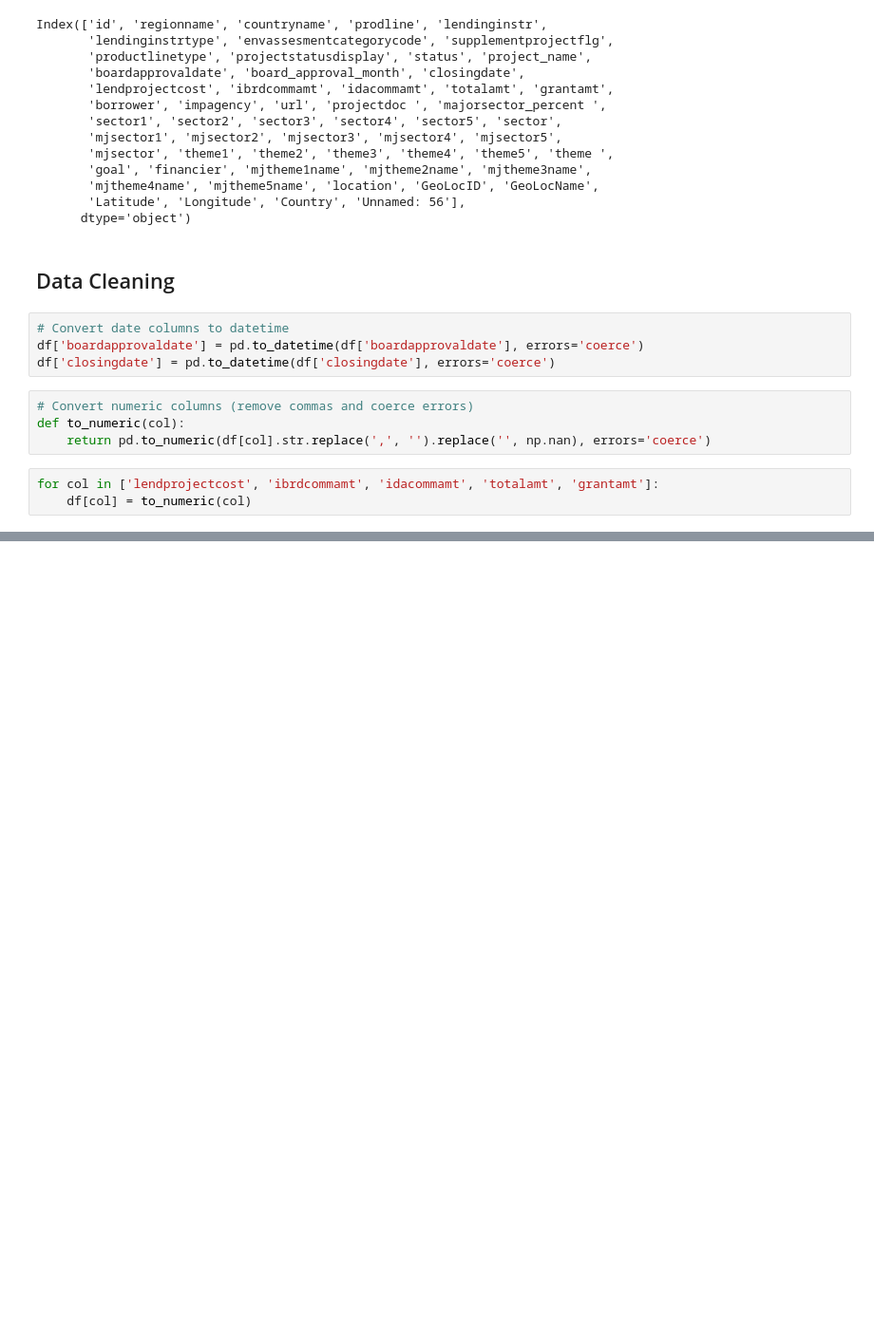
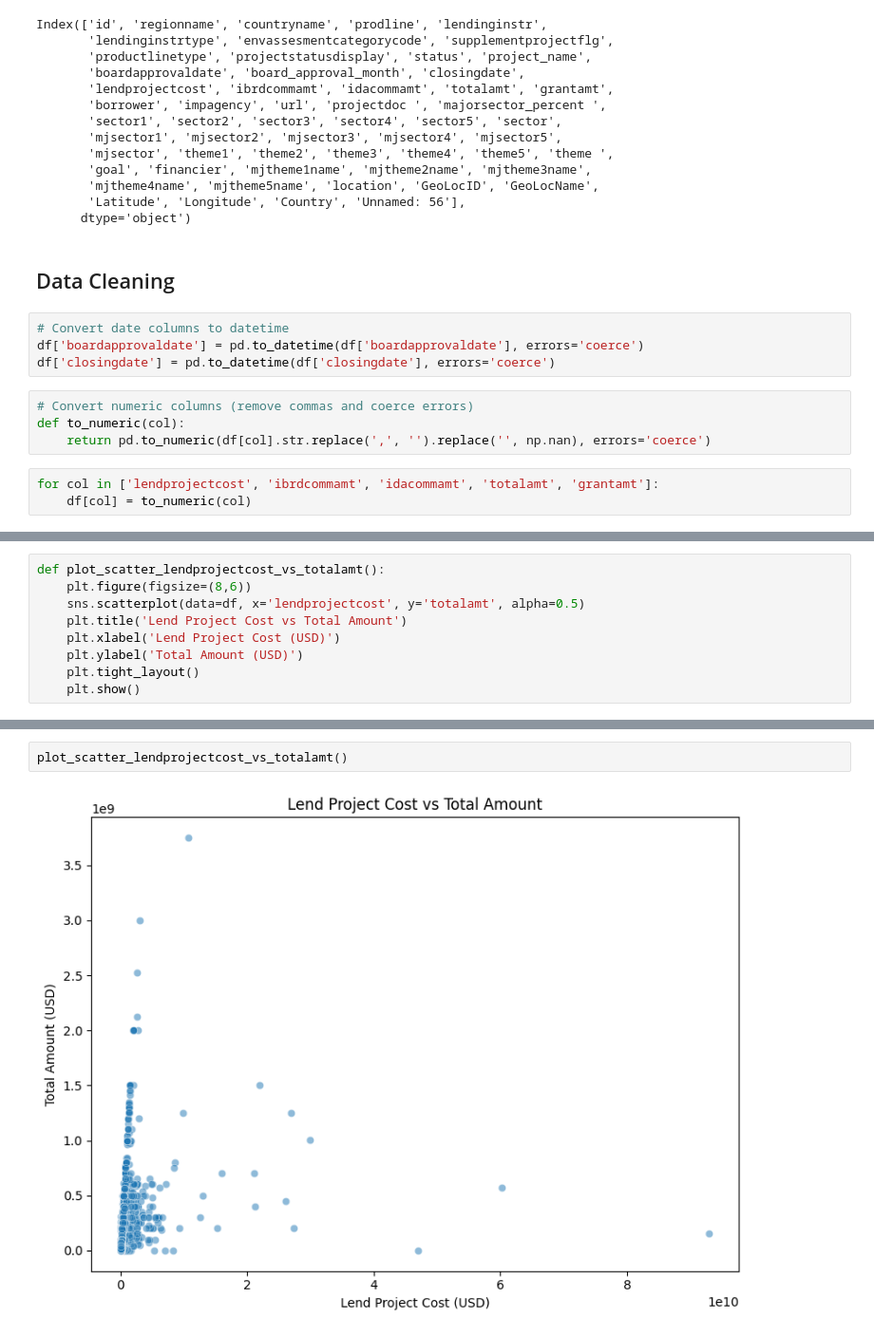
Before and after one commit to AR-KASHMIRI47/REFERRAL-Statistics-and-Trends, a Jupyter notebook: Statistics and Trends.ipynb, the cells around one changed output, grey strips where cells are left out. Shown at 95% size. Saved outputs shown, nothing was run; the diff lists cells and outputs as text; blank space fills up the shorter version.

```diff
--- a/Statistics and Trends.ipynb
+++ b/Statistics and Trends.ipynb
@@ -106,0 +153,9 @@ for col in ['lendprojectcost', 'ibrdcommamt', 'idacommamt', 'totalamt', 'grantam
+# %%
+def plot_scatter_lendprojectcost_vs_totalamt():
+    plt.figure(figsize=(8,6))
+    sns.scatterplot(data=df, x='lendprojectcost', y='totalamt', alpha=0.5)
+    plt.title('Lend Project Cost vs Total Amount')
+    plt.xlabel('Lend Project Cost (USD)')
+    plt.ylabel('Total Amount (USD)')
+    plt.tight_layout()
+    plt.show()
@@ -106,0 +173,4 @@ for col in ['lendprojectcost', 'ibrdcommamt', 'idacommamt', 'totalamt', 'grantam
+# %%
+plot_scatter_lendprojectcost_vs_totalamt()
+# %% [output]
+[figure, added]
```
Also changed, not shown: parts of 10 cells of this notebook.
